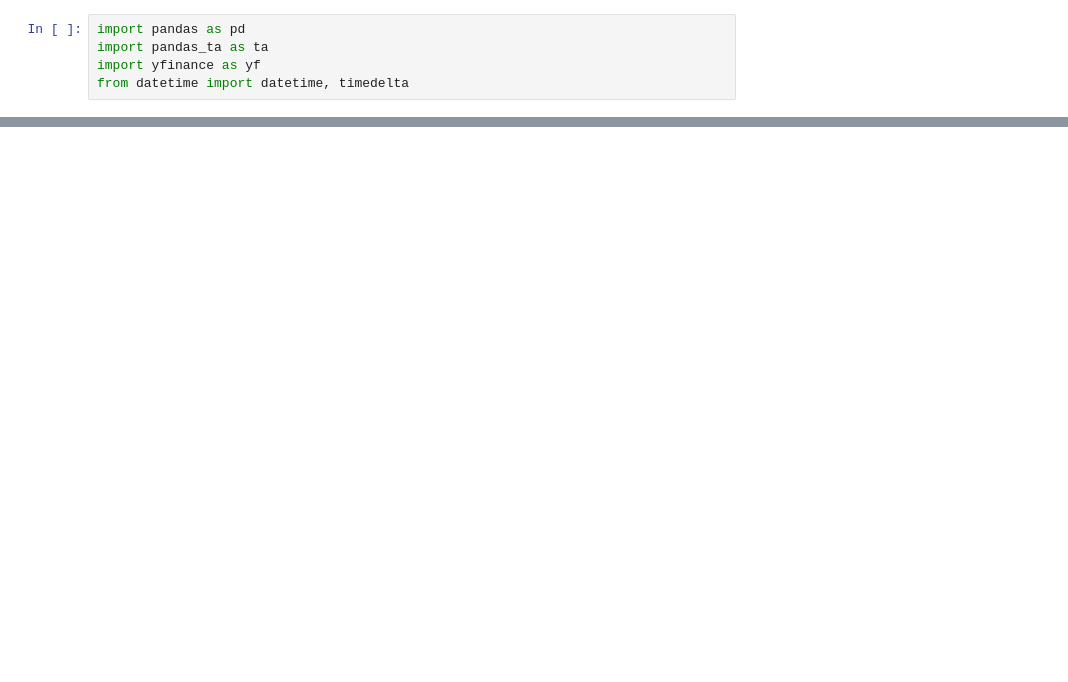
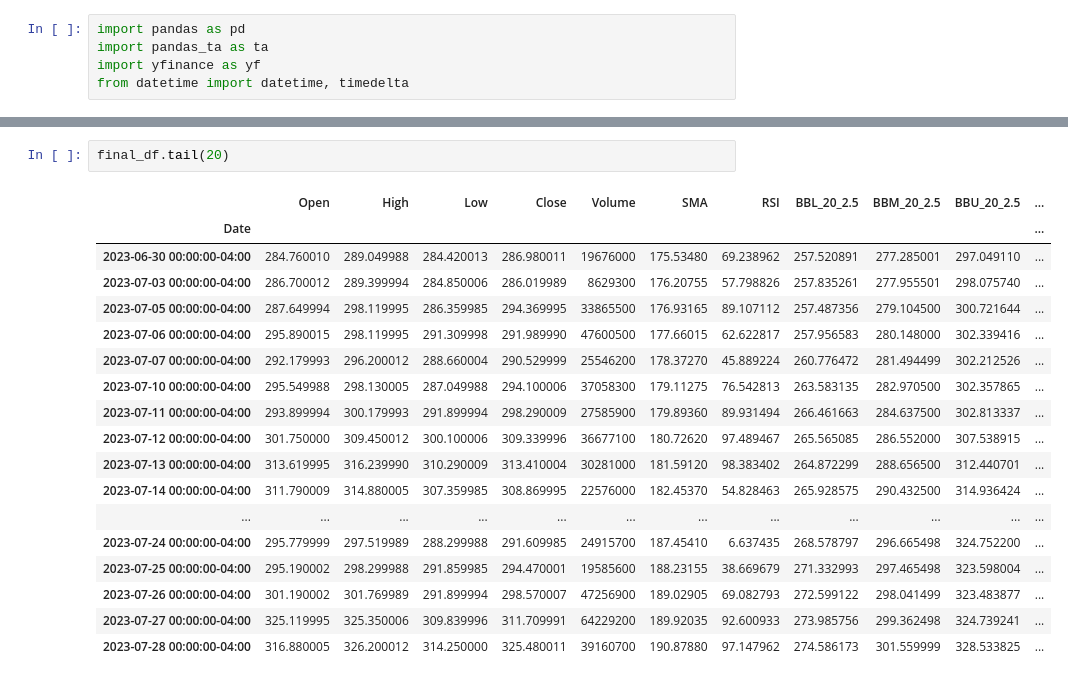
Before and after one commit to charliehou1920/Trading_Strategies, a Jupyter notebook: BollingerBand_Trade_Management.ipynb, the cells around one changed output, grey strips where cells are left out. Drawn from its saved outputs; the diff is of its cells as text; blank space fills up the shorter version.

```diff
--- a/BollingerBand_Trade_Management.ipynb
+++ b/BollingerBand_Trade_Management.ipynb
@@ -100,0 +121,21 @@ meta_df.tail(6)
+# %%
+final_df.tail(20)
+# %% [output]
+|  | Open | High | Low | Close | Volume | SMA | RSI | BBL_20_2.5 | BBM_20_2.5 | BBU_20_2.5 | ... |
+| Date |  |  |  |  |  |  |  |  |  |  | ... |
+| 2023-06-30 00:00:00-04:00 | 284.760010 | 289.049988 | 284.420013 | 286.980011 | 19676000 | 175.53480 | 69.238962 | 257.520891 | 277.285001 | 297.049110 | ... |
+| 2023-07-03 00:00:00-04:00 | 286.700012 | 289.399994 | 284.850006 | 286.019989 | 8629300 | 176.20755 | 57.798826 | 257.835261 | 277.955501 | 298.075740 | ... |
+| 2023-07-05 00:00:00-04:00 | 287.649994 | 298.119995 | 286.359985 | 294.369995 | 33865500 | 176.93165 | 89.107112 | 257.487356 | 279.104500 | 300.721644 | ... |
+| 2023-07-06 00:00:00-04:00 | 295.890015 | 298.119995 | 291.309998 | 291.989990 | 47600500 | 177.66015 | 62.622817 | 257.956583 | 280.148000 | 302.339416 | ... |
+| 2023-07-07 00:00:00-04:00 | 292.179993 | 296.200012 | 288.660004 | 290.529999 | 25546200 | 178.37270 | 45.889224 | 260.776472 | 281.494499 | 302.212526 | ... |
+| 2023-07-10 00:00:00-04:00 | 295.549988 | 298.130005 | 287.049988 | 294.100006 | 37058300 | 179.11275 | 76.542813 | 263.583135 | 282.970500 | 302.357865 | ... |
+| 2023-07-11 00:00:00-04:00 | 293.899994 | 300.179993 | 291.899994 | 298.290009 | 27585900 | 179.89360 | 89.931494 | 266.461663 | 284.637500 | 302.813337 | ... |
+| 2023-07-12 00:00:00-04:00 | 301.750000 | 309.450012 | 300.100006 | 309.339996 | 36677100 | 180.72620 | 97.489467 | 265.565085 | 286.552000 | 307.538915 | ... |
+| 2023-07-13 00:00:00-04:00 | 313.619995 | 316.239990 | 310.290009 | 313.410004 | 30281000 | 181.59120 | 98.383402 | 264.872299 | 288.656500 | 312.440701 | ... |
+| 2023-07-14 00:00:00-04:00 | 311.790009 | 314.880005 | 307.359985 | 308.869995 | 22576000 | 182.45370 | 54.828463 | 265.928575 | 290.432500 | 314.936424 | ... |
+| ... | ... | ... | ... | ... | ... | ... | ... | ... | ... | ... | ... |
+| 2023-07-24 00:00:00-04:00 | 295.779999 | 297.519989 | 288.299988 | 291.609985 | 24915700 | 187.45410 | 6.637435 | 268.578797 | 296.665498 | 324.752200 | ... |
+| 2023-07-25 00:00:00-04:00 | 295.190002 | 298.299988 | 291.859985 | 294.470001 | 19585600 | 188.23155 | 38.669679 | 271.332993 | 297.465498 | 323.598004 | ... |
+| 2023-07-26 00:00:00-04:00 | 301.190002 | 301.769989 | 291.899994 | 298.570007 | 47256900 | 189.02905 | 69.082793 | 272.599122 | 298.041499 | 323.483877 | ... |
+| 2023-07-27 00:00:00-04:00 | 325.119995 | 325.350006 | 309.839996 | 311.709991 | 64229200 | 189.92035 | 92.600933 | 273.985756 | 299.362498 | 324.739241 | ... |
+| 2023-07-28 00:00:00-04:00 | 316.880005 | 326.200012 | 314.250000 | 325.480011 | 39160700 | 190.87880 | 97.147962 | 274.586173 | 301.559999 | 328.533825 | ... |
```
Also changed, not shown: parts of 10 cells of this notebook.
